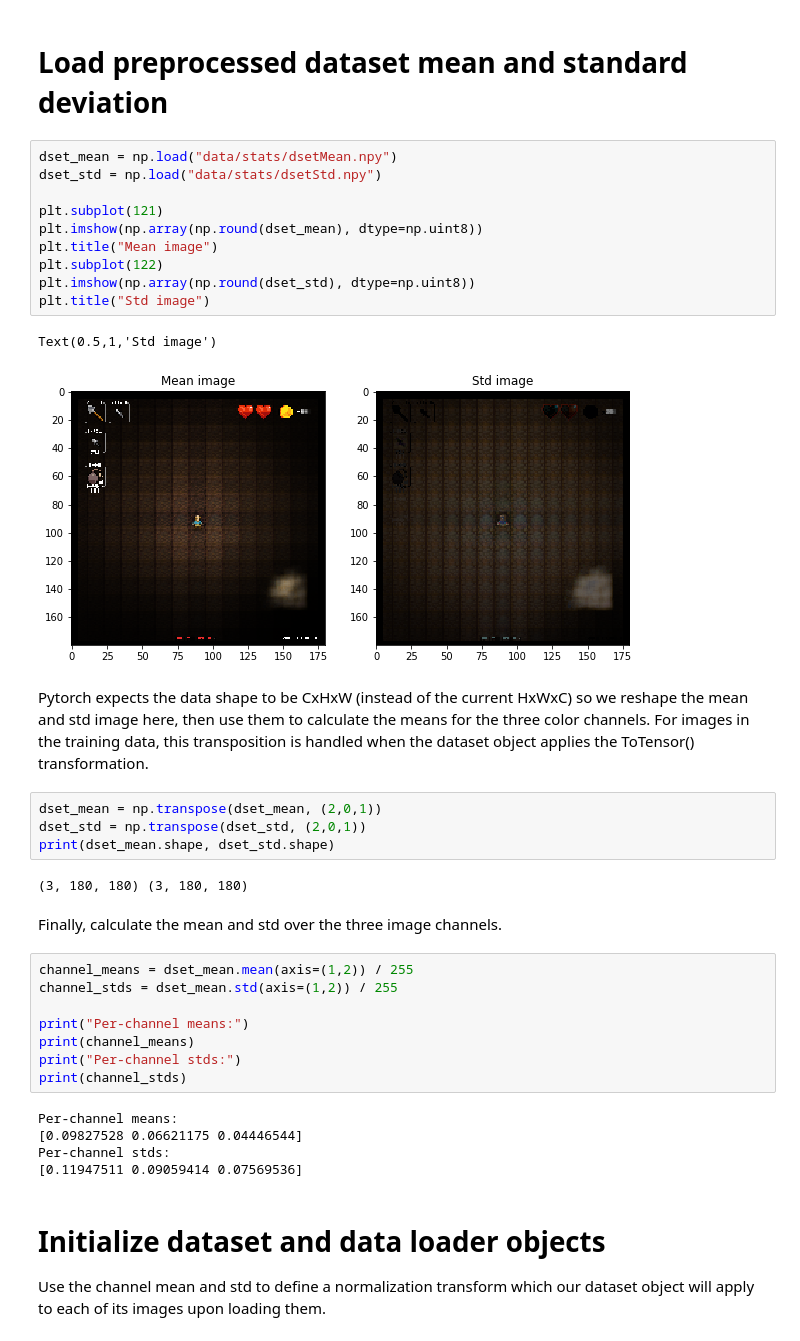
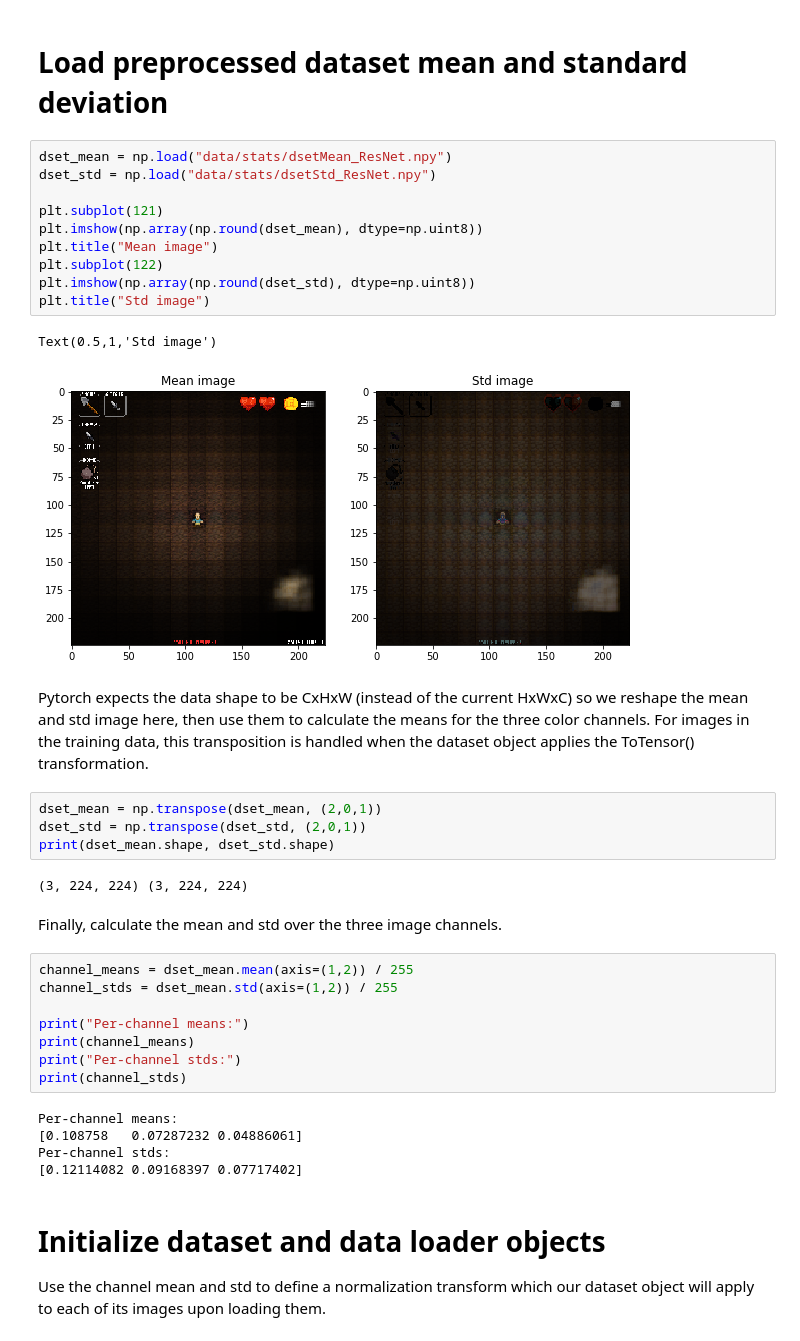
Before and after one commit to bbukaty/CoNBot, a Jupyter notebook: behavioralCloning.ipynb, the cells around one changed output. Saved outputs shown, nothing was run; the diff lists cells and outputs as text.

Commit message:
fixed dset stats for resnet 224 res, trained new model, runagent WIP

```diff
--- a/behavioralCloning.ipynb
+++ b/behavioralCloning.ipynb
@@ -29,18 +29,18 @@ plt.rcParams['figure.figsize'] = (10.0, 8.0)
 # %% [markdown]
 # Load preprocessed dataset mean and standard deviation
 # %%
-dset_mean = np.load("data/stats/dsetMean.npy")
-dset_std = np.load("data/stats/dsetStd.npy")
+dset_mean = np.load("data/stats/dsetMean_ResNet.npy")
+dset_std = np.load("data/stats/dsetStd_ResNet.npy")
 
 plt.subplot(121)
 plt.imshow(np.array(np.round(dset_mean), dtype=np.uint8))
 plt.title("Mean image")
 plt.subplot(122)
 plt.imshow(np.array(np.round(dset_std), dtype=np.uint8))
 plt.title("Std image")
 # %% [output]
 Text(0.5,1,'Std image')
-[figure, old version]
+[figure, new version]
 # %% [markdown]
 Pytorch expects the data shape to be CxHxW (instead of the current HxWxC) so we reshape the mean and std image here, then use them to calculate the means for the three color channels. For images in the training data, this transposition is handled when the dataset object applies the ToTensor() transformation.
 # %%
@@ -48,7 +48,7 @@ dset_mean = np.transpose(dset_mean, (2,0,1))
 dset_std = np.transpose(dset_std, (2,0,1))
 print(dset_mean.shape, dset_std.shape)
 # %% [output]
-(3, 180, 180) (3, 180, 180)
+(3, 224, 224) (3, 224, 224)
 # %% [markdown]
 Finally, calculate the mean and std over the three image channels.
 # %%
@@ -61,9 +61,9 @@ print("Per-channel stds:")
 print(channel_stds)
 # %% [output]
 Per-channel means:
-[0.09827528 0.06621175 0.04446544]
+[0.108758   0.07287232 0.04886061]
 Per-channel stds:
-[0.11947511 0.09059414 0.07569536]
+[0.12114082 0.09168397 0.07717402]
 # %% [markdown]
 # Initialize dataset and data loader objects
 Use the channel mean and std to define a normalization transform which our dataset object will apply to each of its images upon loading them.
```
Also changed, not shown: parts of 10 cells of this notebook, 7 other files.
